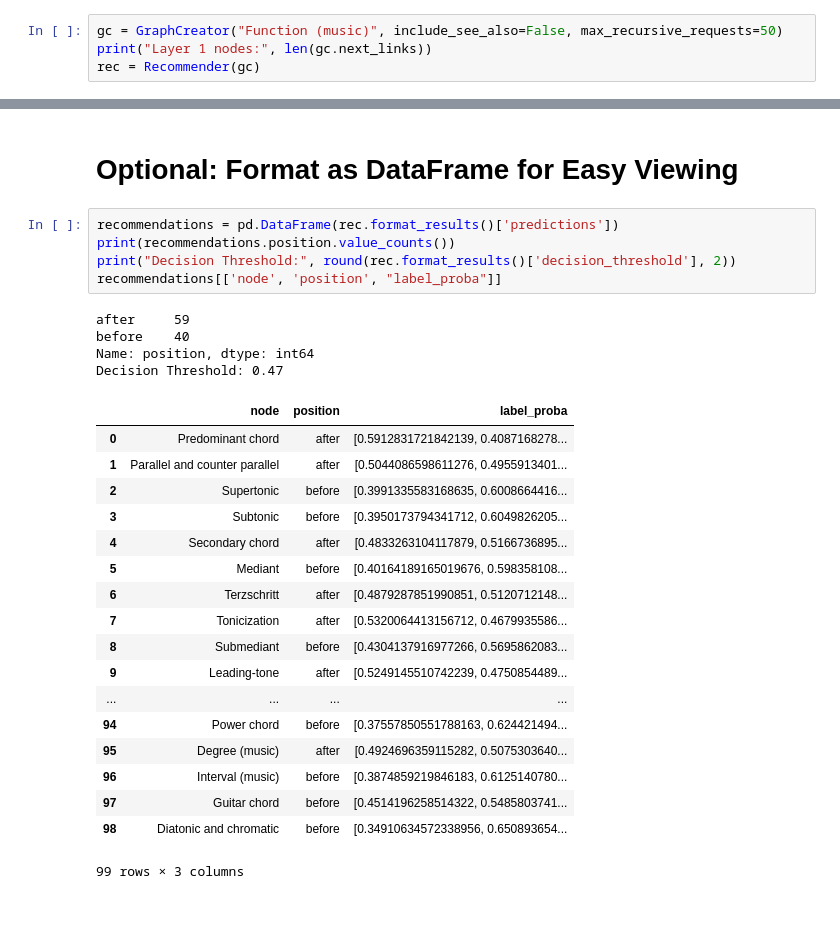
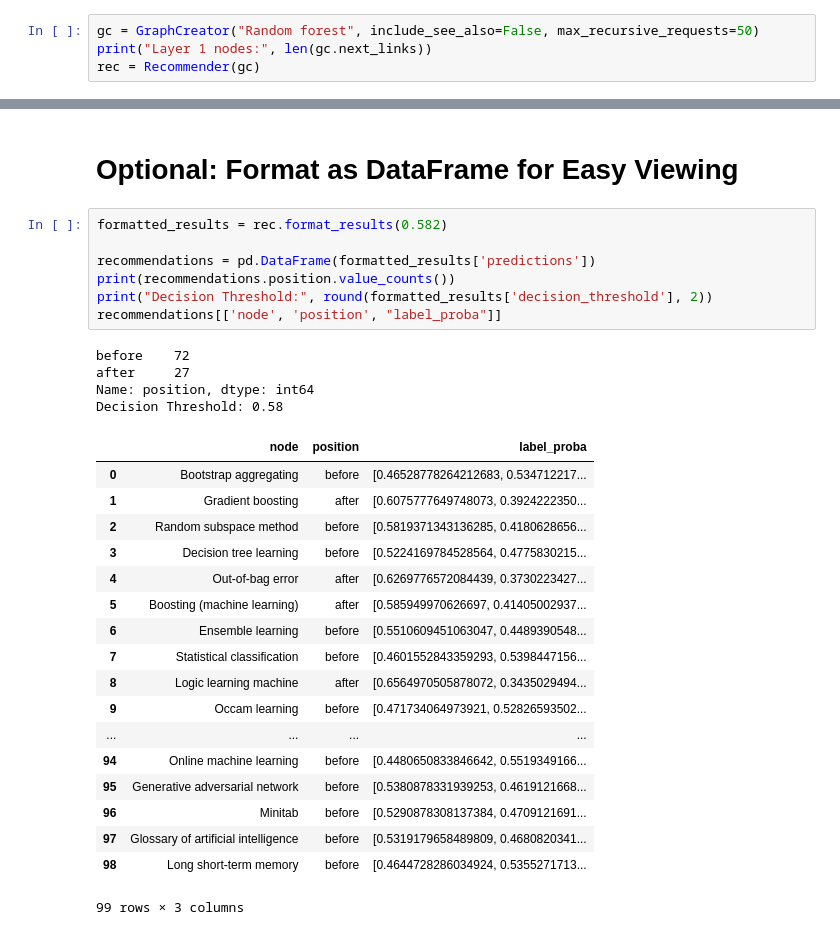
Before and after one commit to QED0711/wiki_learn, a Jupyter notebook: notebooks/RecommenderPipeline.ipynb, the cells around one changed output, grey strips where cells are left out. Cells and saved outputs as stored; diff of their text form.

```diff
--- a/notebooks/RecommenderPipeline.ipynb
+++ b/notebooks/RecommenderPipeline.ipynb
@@ -38,7 +38,7 @@ with open("../models/xg_model_semisupervised_v2.pkl", "rb") as model:
 
 After initialization, pass as an argument to a new recommender instance
 # %%
-gc = GraphCreator("Function (music)", include_see_also=False, max_recursive_requests=50)
+gc = GraphCreator("Random forest", include_see_also=False, max_recursive_requests=50)
 print("Layer 1 nodes:", len(gc.next_links))
 rec = Recommender(gc)
 # %% [output]
@@ -83,30 +79,32 @@ rec.format_results()
 # %% [markdown]
 # Optional: Format as DataFrame for Easy Viewing
 # %%
-recommendations = pd.DataFrame(rec.format_results()['predictions'])
+formatted_results = rec.format_results(0.582)
+
+recommendations = pd.DataFrame(formatted_results['predictions'])
 print(recommendations.position.value_counts())
-print("Decision Threshold:", round(rec.format_results()['decision_threshold'], 2))
+print("Decision Threshold:", round(formatted_results['decision_threshold'], 2))
 recommendations[['node', 'position', "label_proba"]]
 # %% [output]
-after     59
-before    40
+before    72
+after     27
 Name: position, dtype: int64
-Decision Threshold: 0.47
+Decision Threshold: 0.58
 |  | node | position | label_proba |
-| 0 | Predominant chord | after | [0.5912831721842139, 0.4087168278... |
-| 1 | Parallel and counter parallel | after | [0.5044086598611276, 0.4955913401... |
-| 2 | Supertonic | before | [0.3991335583168635, 0.6008664416... |
-| 3 | Subtonic | before | [0.3950173794341712, 0.6049826205... |
-| 4 | Secondary chord | after | [0.4833263104117879, 0.5166736895... |
-| 5 | Mediant | before | [0.40164189165019676, 0.598358108... |
-| 6 | Terzschritt | after | [0.4879287851990851, 0.5120712148... |
-| 7 | Tonicization | after | [0.5320064413156712, 0.4679935586... |
-| 8 | Submediant | before | [0.4304137916977266, 0.5695862083... |
-| 9 | Leading-tone | after | [0.5249145510742239, 0.4750854489... |
+| 0 | Bootstrap aggregating | before | [0.46528778264212683, 0.534712217... |
+| 1 | Gradient boosting | after | [0.6075777649748073, 0.3924222350... |
+| 2 | Random subspace method | before | [0.5819371343136285, 0.4180628656... |
+| 3 | Decision tree learning | before | [0.5224169784528564, 0.4775830215... |
+| 4 | Out-of-bag error | after | [0.6269776572084439, 0.3730223427... |
+| 5 | Boosting (machine learning) | after | [0.585949970626697, 0.41405002937... |
+| 6 | Ensemble learning | before | [0.5510609451063047, 0.4489390548... |
+| 7 | Statistical classification | before | [0.4601552843359293, 0.5398447156... |
+| 8 | Logic learning machine | after | [0.6564970505878072, 0.3435029494... |
+| 9 | Occam learning | before | [0.471734064973921, 0.52826593502... |
 | ... | ... | ... | ... |
-| 94 | Power chord | before | [0.37557850551788163, 0.624421494... |
-| 95 | Degree (music) | after | [0.4924696359115282, 0.5075303640... |
-| 96 | Interval (music) | before | [0.3874859219846183, 0.6125140780... |
-| 97 | Guitar chord | before | [0.4514196258514322, 0.5485803741... |
-| 98 | Diatonic and chromatic | before | [0.34910634572338956, 0.650893654... |
+| 94 | Online machine learning | before | [0.4480650833846642, 0.5519349166... |
+| 95 | Generative adversarial network | before | [0.5380878331939253, 0.4619121668... |
+| 96 | Minitab | before | [0.5290878308137384, 0.4709121691... |
+| 97 | Glossary of artificial intelligence | before | [0.5319179658489809, 0.4680820341... |
+| 98 | Long short-term memory | before | [0.4644728286034924, 0.5355271713... |
 99 rows × 3 columns
```
Also changed, not shown: parts of 3 cells of this notebook.
